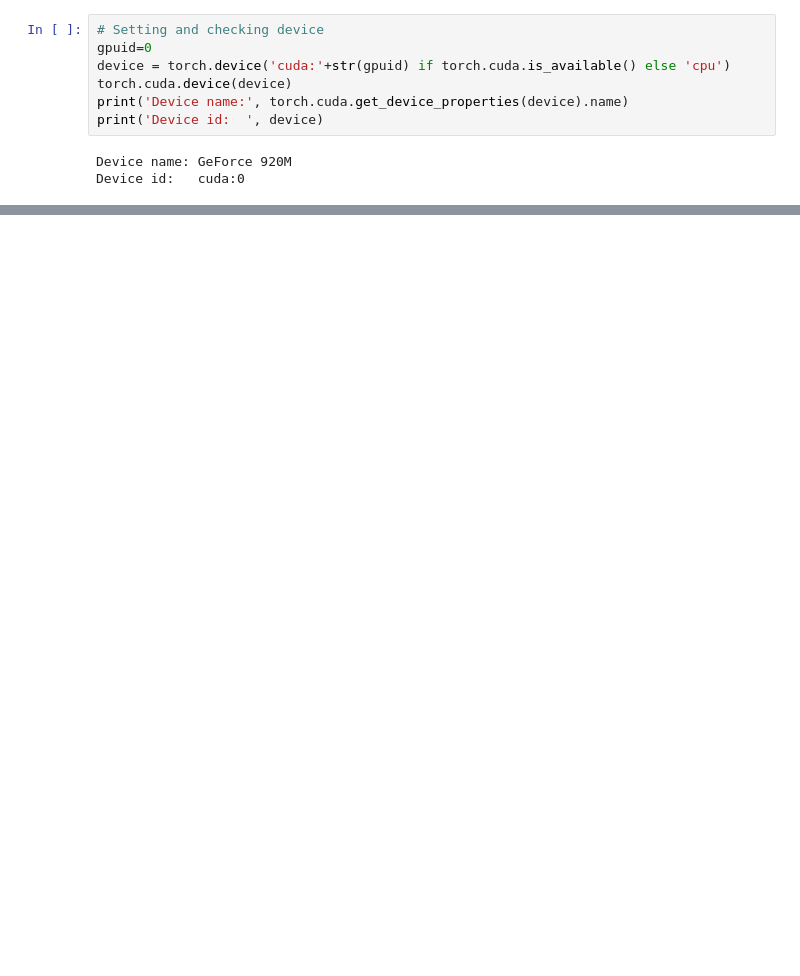
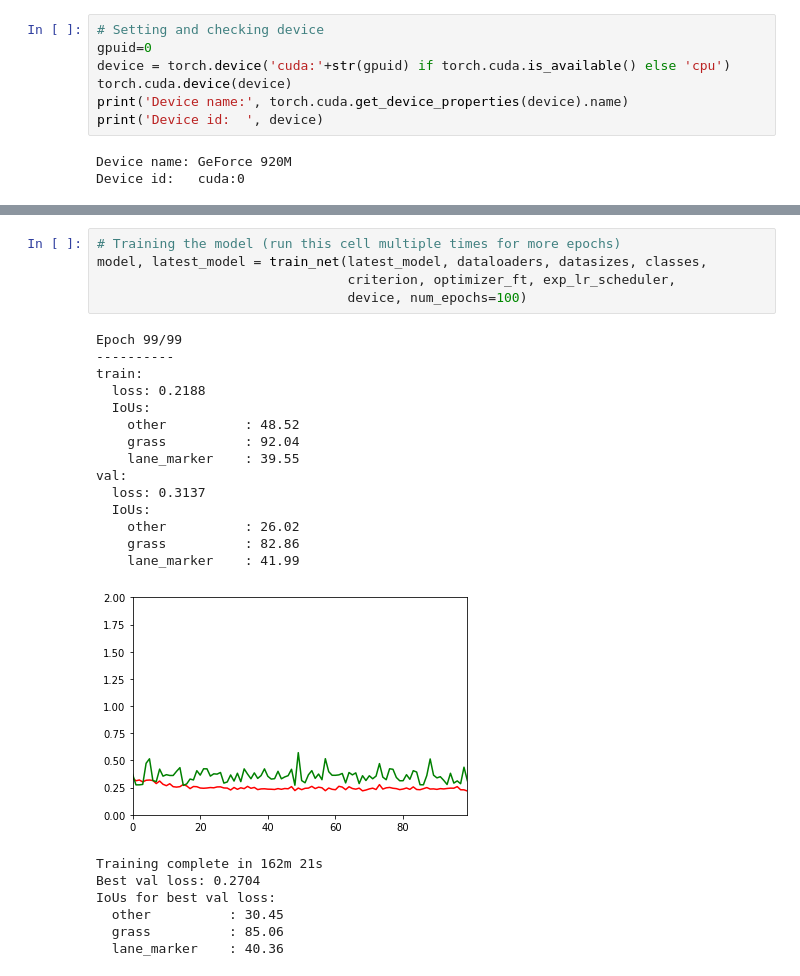
Before and after one commit to IGVC-IITK/computer_vision, a Jupyter notebook: fast_scnn/train.ipynb, the cells around one changed output, grey strips where cells are left out. Drawn from its saved outputs; the diff is of its cells as text; blank space fills up the shorter version.

```diff
--- a/fast_scnn/train.ipynb
+++ b/fast_scnn/train.ipynb
@@ -95,2 +149,29 @@ Done Training.
+# %%
+# Training the model (run this cell multiple times for more epochs)
+model, latest_model = train_net(latest_model, dataloaders, datasizes, classes,
+                                criterion, optimizer_ft, exp_lr_scheduler,
+                                device, num_epochs=100)
+# %% [output]
+Epoch 99/99
+----------
+train:
+  loss: 0.2188
+  IoUs:
+    other          : 48.52
+    grass          : 92.04
+    lane_marker    : 39.55
+val:
+  loss: 0.3137
+  IoUs:
+    other          : 26.02
+    grass          : 82.86
+    lane_marker    : 41.99
+[figure, added]
+Training complete in 162m 21s
+Best val loss: 0.2704
+IoUs for best val loss:
+  other          : 30.45
+  grass          : 85.06
+  lane_marker    : 40.36
 # %%
 # For visualizing results on test set
```
Also changed, not shown: parts of 12 cells of this notebook, 10 other files.
